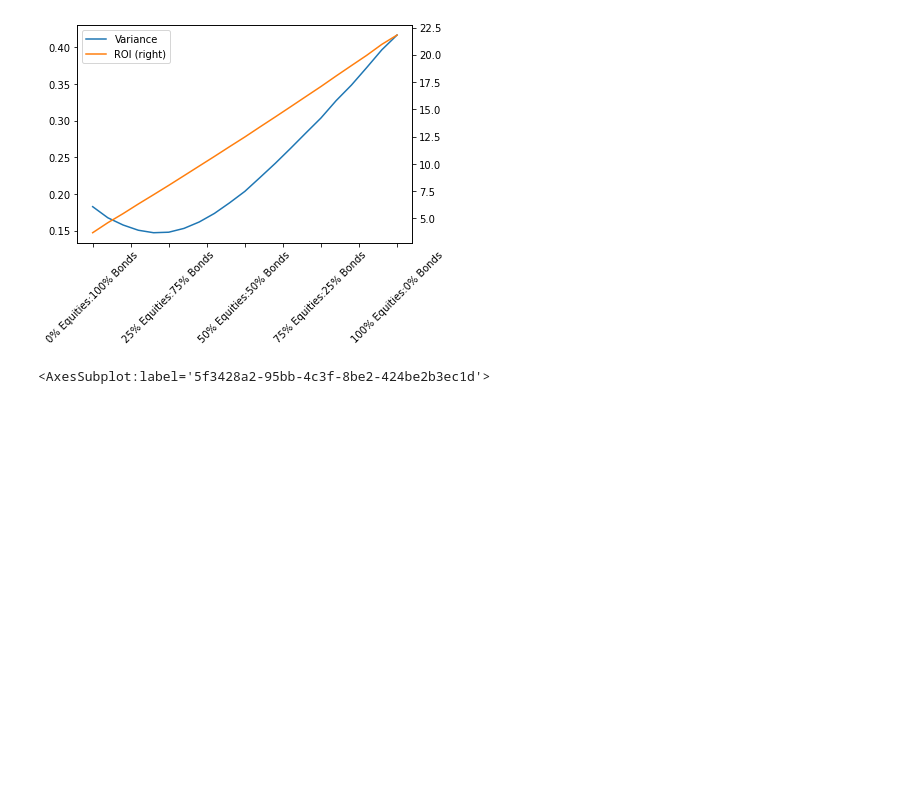
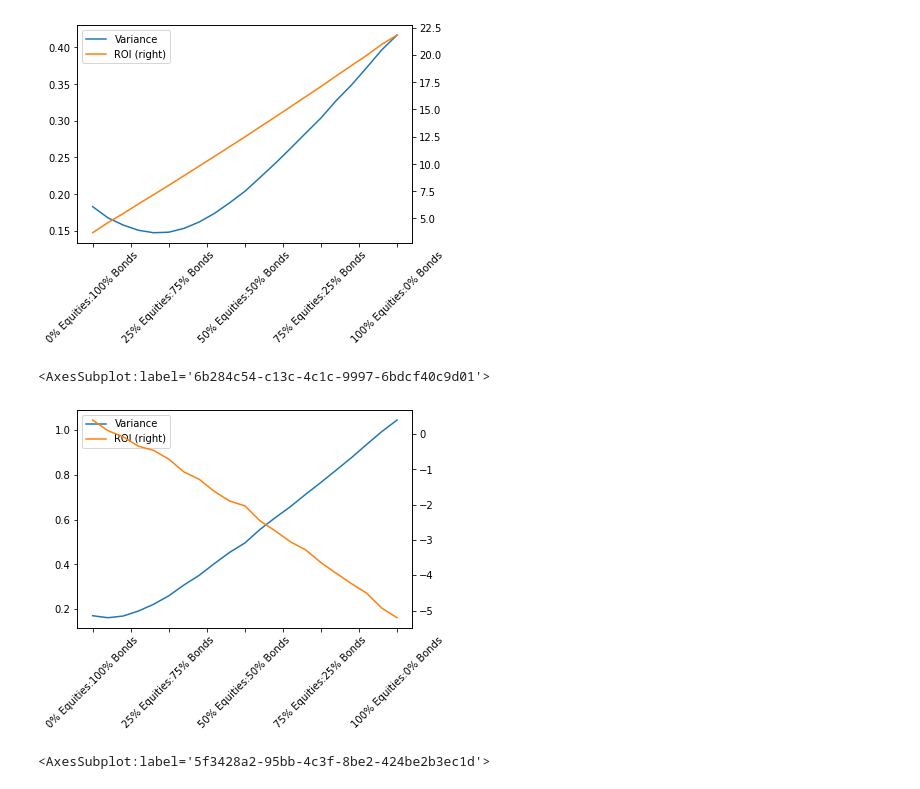
Before and after one commit to spencer84/Portfolio-Management, a Jupyter notebook: Financial Analysis - Equities and Bonds.ipynb, the cells around one changed output. Saved outputs shown, nothing was run; the diff lists cells and outputs as text; code cells hidden in the pictures; blank space fills up the shorter version.

```diff
--- a/Financial Analysis - Equities and Bonds.ipynb
+++ b/Financial Analysis - Equities and Bonds.ipynb
@@ -330,6 +330,17 @@ y.plot( rot = 45, secondary_y= True, legend = True)
 # %% [output]
 <AxesSubplot:label='44b6f8c0-90d8-4ce4-a706-5b43123cf91e'>
 [figure]
+# %%
+
+x = pd.Series(std_df.loc['2018'], name = 'Variance')
+
+y = pd.Series(allocation_roi_df.loc['2018'], name = 'ROI')
+
+x.plot(legend = True)
+y.plot( rot = 45, secondary_y= True, legend = True)
+# %% [output]
+<AxesSubplot:label='6b284c54-c13c-4c1c-9997-6bdcf40c9d01'>
+[figure, added]
 # %%
 pd.Series(std_df.loc['2019'], name = 'Variance').plot(legend = True)
 pd.Series(allocation_roi_df.loc['2019'], name = 'ROI').plot( rot = 45, secondary_y= True)
```
Also changed, not shown: 1 other file.
